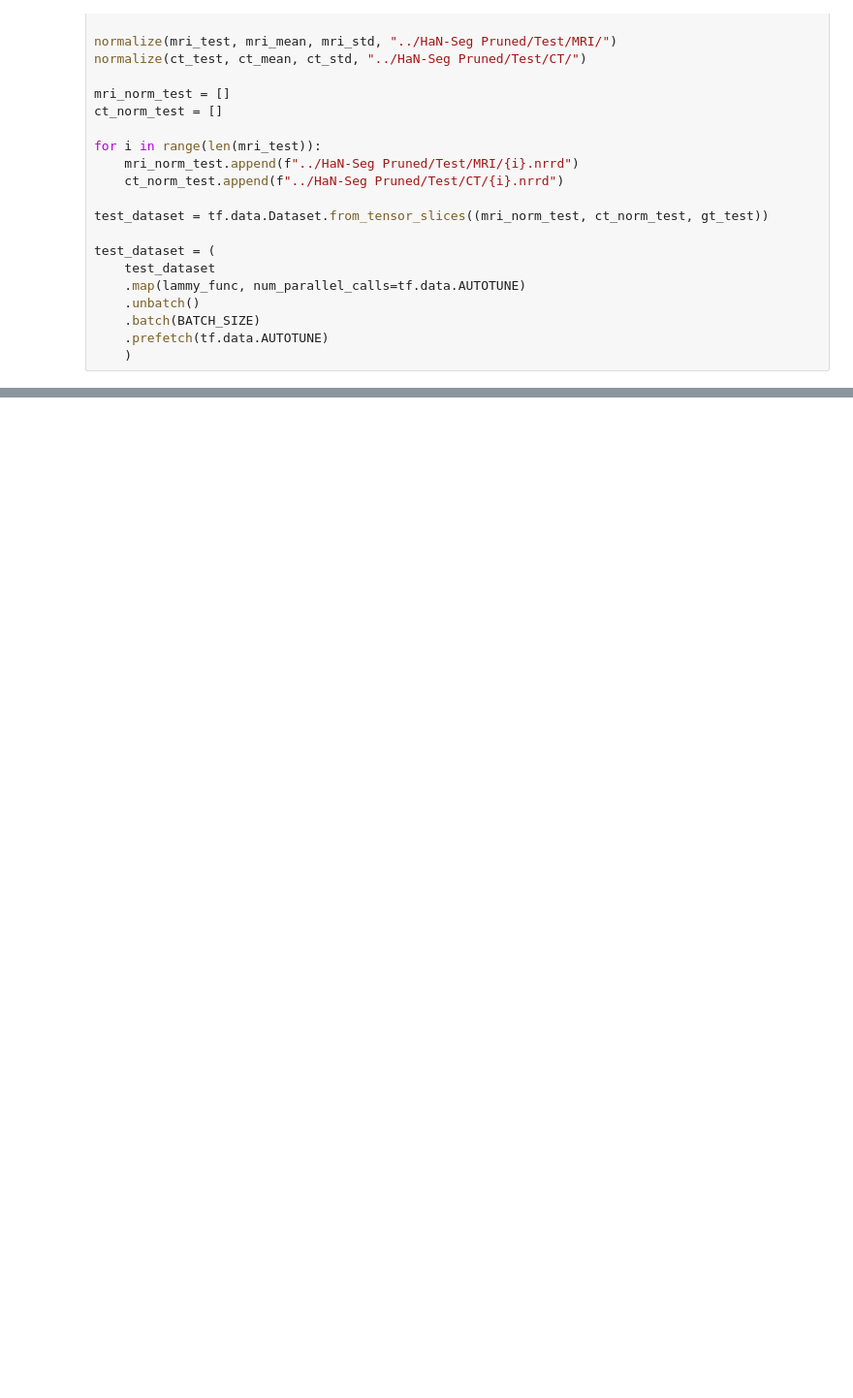
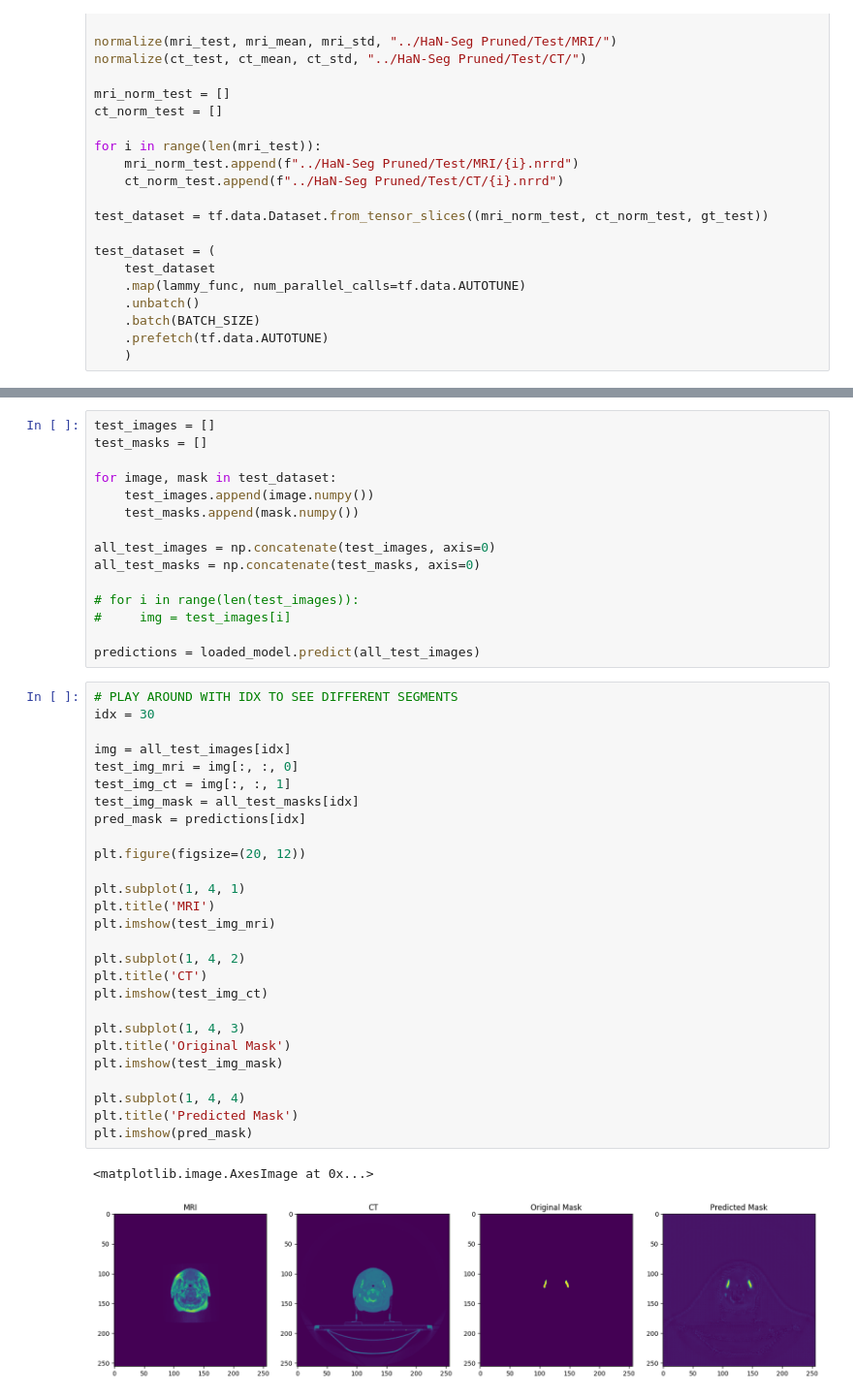
Before and after one commit to mlykwong/bmeg-591q-project, a Jupyter notebook: notebooks/Utils.ipynb, the cells around one changed output, grey strips where cells are left out. Shown at 97% size. Cells and saved outputs as stored; diff of their text form; blank space fills up the shorter version.

```diff
--- a/notebooks/Utils.ipynb
+++ b/notebooks/Utils.ipynb
@@ -472,0 +567,45 @@ model2.save("model2_good_150epoch.keras")
+# %%
+test_images = []
+test_masks = []
+
+for image, mask in test_dataset:
+    test_images.append(image.numpy())
+    test_masks.append(mask.numpy())
+
+all_test_images = np.concatenate(test_images, axis=0)
+all_test_masks = np.concatenate(test_masks, axis=0)
+
+# for i in range(len(test_images)):
+#     img = test_images[i]
+
+predictions = loaded_model.predict(all_test_images)
+# %%
+# PLAY AROUND WITH IDX TO SEE DIFFERENT SEGMENTS
+idx = 30
+
+img = all_test_images[idx]
+test_img_mri = img[:, :, 0]
+test_img_ct = img[:, :, 1]
+test_img_mask = all_test_masks[idx]
+pred_mask = predictions[idx]
+
+plt.figure(figsize=(20, 12))
+
+plt.subplot(1, 4, 1)
+plt.title('MRI')
+plt.imshow(test_img_mri)
+
+plt.subplot(1, 4, 2)
+plt.title('CT')
+plt.imshow(test_img_ct)
+
+plt.subplot(1, 4, 3)
+plt.title('Original Mask')
+plt.imshow(test_img_mask)
+
+plt.subplot(1, 4, 4)
+plt.title('Predicted Mask')
+plt.imshow(pred_mask)
+# %% [output]
+<matplotlib.image.AxesImage at 0x...>
+[figure, added]
```
Also changed, not shown: parts of 14 cells of this notebook.
